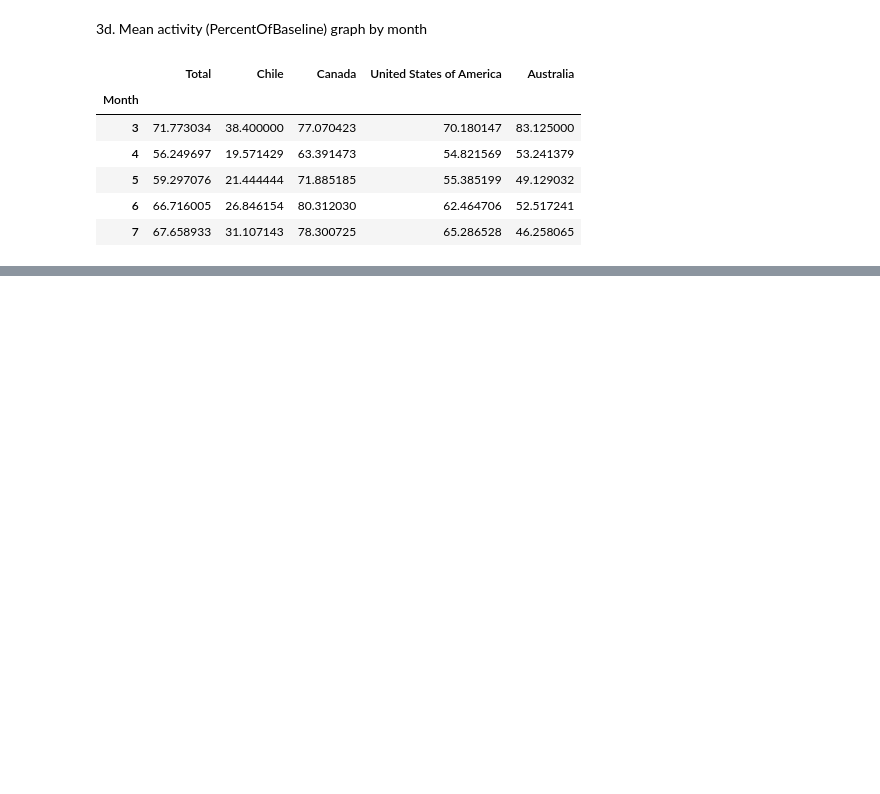
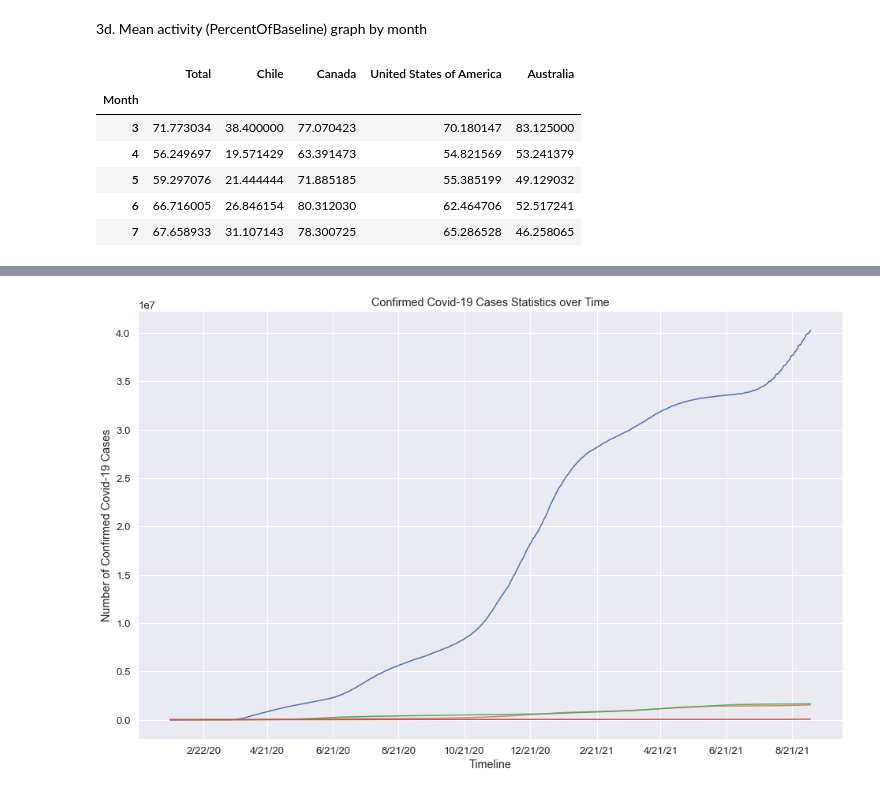
Before and after one commit to PradeepEDAGroup/EDA_and_visualization, a Jupyter notebook: EDA_Project.ipynb, the cells around one changed output, grey strips where cells are left out. Saved outputs shown, nothing was run; the diff lists cells and outputs as text; code cells hidden in the pictures; blank space fills up the shorter version.

```diff
--- a/EDA_Project.ipynb
+++ b/EDA_Project.ipynb
@@ -26,3 +29,7 @@ cat.head()
 | 2 | Daily | 2020-07-10 | 1.0 | Kingsford Smith | 54 | POINT(151.180087713813 -33.945977... | Sydney | New South Wales | ... |
 | 3 | Daily | 2020-09-02 | 1.0 | Kingsford Smith | 18 | POINT(151.180087713813 -33.945977... | Sydney | New South Wales | ... |
 | 4 | Daily | 2020-10-31 | 1.0 | Kingsford Smith | 22 | POINT(151.180087713813 -33.945977... | Sydney | New South Wales | ... |
+# %%
+# Second dataset
+covid_comfirmed_case = pd.read_csv('archive/time_series_covid19_confirmed_global.csv')
+covid_comfirmed_case.head()
@@ -32,6 +47,9 @@ cat.head()
 # Remove possible columns with na
 df = cat.copy(deep=True)
 df = cat.dropna()
+# Drop Non-important columns
+df2 = covid_comfirmed_case.copy(deep=True)
+df2.drop(['Lat', 'Long'], axis=1, inplace=True)
 # %%
 # Create a sepeate dataframe with AirportName, City and Country
 df_geo = df.copy(deep=True)
@@ -228,0 +255,20 @@ plt.show()
+# %%
+# We want to see what is the total amount of confirmed covid-19 cases for each country.
+# Remove all non-target countries
+df2_country_clean = df2[(df2['Country/Region'] == 'Chile') |
+                    (df2['Country/Region'] == 'Australia') |
+                    (df2['Country/Region'] == 'Canada') |
+                    (df2['Country/Region'] == 'US')].copy(deep=True)
+df2_country_clean.drop(columns='Province/State', inplace=True)
+
+# Combine statistic of all Province/State from the same country
+df2_group = df2_country_clean.groupby(by='Country/Region')
+df2_country_clean_uniq = pd.DataFrame()
+df2_country_clean_uniq = df2_country_clean_uniq.append(df2_group.get_group('Australia').sum(), ignore_index=True)
+df2_country_clean_uniq = df2_country_clean_uniq.append(df2_group.get_group('Canada').sum(), ignore_index=True)
+df2_country_clean_uniq = df2_country_clean_uniq.append(df2_group.get_group('Chile'), ignore_index=True)
+df2_country_clean_uniq = df2_country_clean_uniq.append(df2_group.get_group('US'), ignore_index=True)
+df2_country_clean_uniq.loc[0, 'Country/Region'] = 'Australia'
+df2_country_clean_uniq.loc[1, 'Country/Region'] = 'Canada'
+df2_country_clean_uniq.set_index('Country/Region', inplace=True)
+df2_country_clean_uniq
@@ -228,0 +283,15 @@ plt.show()
+# %%
+# Plot the data of general trends
+sns.set(font_scale=1.2)
+fig, ax = plt.subplots(figsize=(16, 10))
+sns.lineplot(data=df2_country_clean_uniq.loc['US'])
+sns.lineplot(data=df2_country_clean_uniq.loc['Canada'])
+sns.lineplot(data=df2_country_clean_uniq.loc['Chile'])
+sns.lineplot(data=df2_country_clean_uniq.loc['Australia'])
+plt.ylabel('Number of Confirmed Covid-19 Cases')
+plt.xlabel('Timeline')
+plt.title('Confirmed Covid-19 Cases Statistics over Time')
+ax.xaxis.set_major_locator(mdates.MonthLocator(interval=2))
+plt.show()
+# %% [output]
+[figure, added]
```
Also changed, not shown: parts of 13 cells of this notebook, 1 other file.
